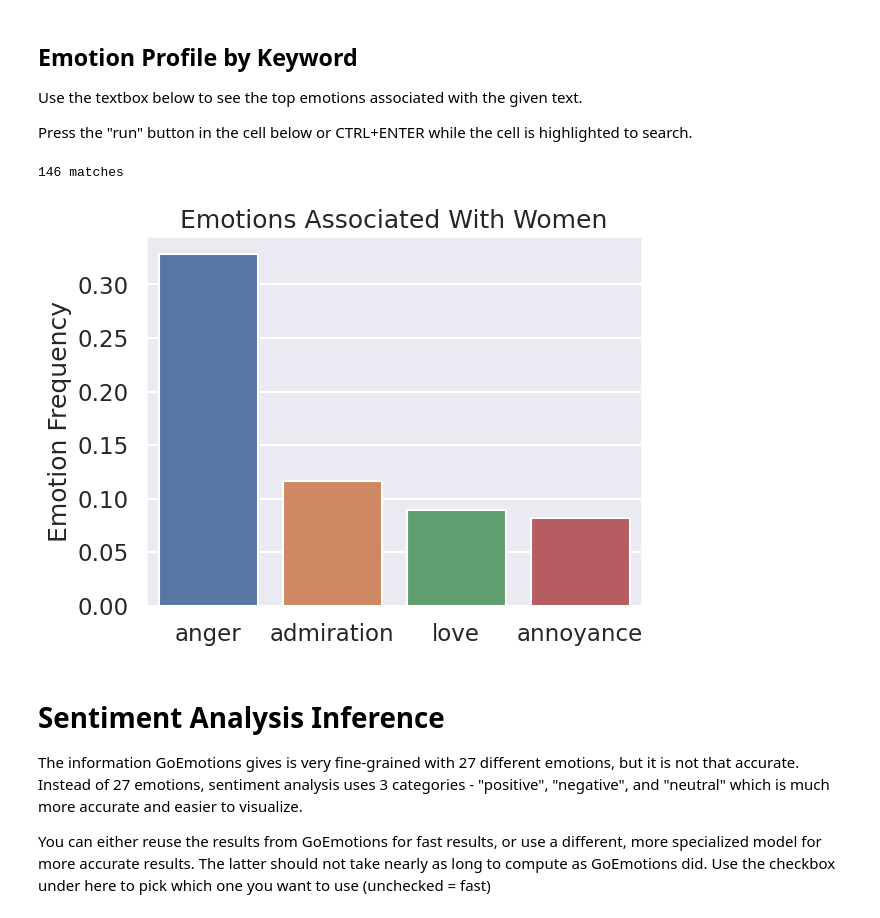
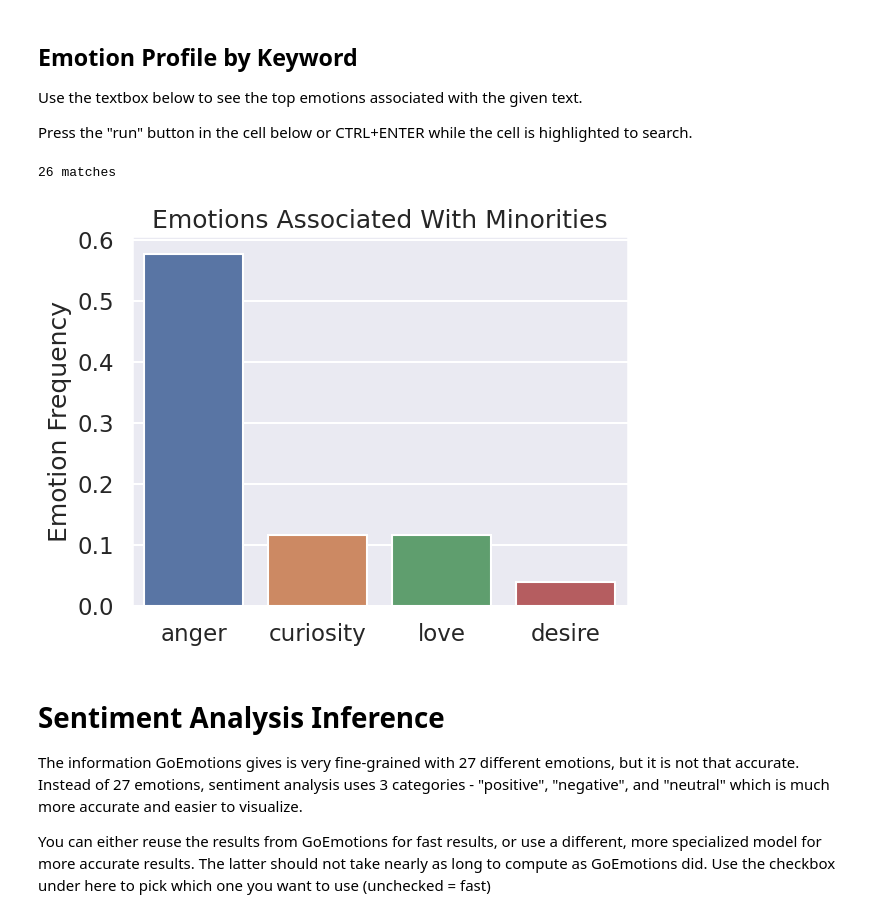
Before and after one commit to codekisser/discord-data-analyzer, a Jupyter notebook: analyzer.ipynb, the cells around one changed output. Cells and saved outputs as stored; diff of their text form; code cells hidden in the pictures.

````diff
--- a/analyzer.ipynb
+++ b/analyzer.ipynb
@@ -106,10 +109,9 @@ subdirs = next(os.walk('package/messages'))[1]
 for subdir in subdirs:
   df = pd.read_csv(os.path.join("package/messages", subdir, "messages.csv"))
   df["Channel"] = channel_name_map.get(f'c{subdir}', None)
-  df = df.drop('Attachments', axis=1)
-  df = df.drop('ID', axis=1)
   df_acc.append(df)
 df = pd.concat(df_acc)
+df = df[['Timestamp', 'Contents', 'Channel']]
 assert 'Timestamp' in df, 'Contents' in df
 print(f'{len(df.index)} Messages loaded')
 # %% [output]
@@ -158,36 +160,21 @@ def drop_by_regex(df, regex) -> int:
   match_mask = df["Contents"].str.match(regex)
   return drop(df, match_mask)
 
+patterns_to_remove = dict(
+  URL = r"^(https?:\/\/(?:www\.)?)?[-a-zA-Z0-9@:%._\+~#=]{1,256}\.[a-zA-Z0-9()]{1,6}\b(?:[-a-zA-Z0-9()@:%_\+.~#?&\/=]*)$",
+  EMAIL = r"^[\w\-\.]+@([\w\-]+\.)+[\w\-]{2,4}$",
 
-URL_REGEX = r"^https?:\/\/(?:www\.)?[-a-zA-Z0-9@:%._\+~#=]{1,256}\.[a-zA-Z0-9()]{1,6}\b(?:[-a-zA-Z0-9()@:%_\+.~#?&\/=]*)$"
-URL_NO_HTTP_REGEX = r"^[-a-zA-Z0-9@:%._\+~#=]{1,256}\.[a-zA-Z0-9()]{1,6}\b(?:[-a-zA-Z0-9()@:%_\+.~#?&//=]*)$"
-EMAIL_REGEX = r"^[\w\-\.]+@([\w\-]+\.)+[\w\-]{2,4}$"
+  DISCORD_COMMAND = r"^[!$%].+",
+  CODE_BLOCK = r"```(.|\n)*```",
 
-EMOTICON_REGEX = r"(\:\w+\:|\<[\/\\]?3|[\(\)\\\D|\*\$][\-\^]?[\:\;\=]|[\:\;\=B8][\-\^]?[3DOPp\@\$\*\\\)\(\/\|])(?=\s|[\!\.\?]|$)"
-
-filters = [
-    {
-        "name": "URL",
-        "regex": {URL_REGEX, URL_NO_HTTP_REGEX, EMAIL_REGEX},
-    },
-    {
-        "name": '"OK"',
-        "regex": r"^(?i)(ok(ay|ie|ie dokie)?)$"
-    },
-    {
-        "name": "Emojis",
-        "regex": EMOTICON_REGEX
-    },
-    {
-        "name": "Code",
-        "regex": r"```(.|\n)*```"
-    }
-]
+  OK = r"^(?i)(ok(ay|ie|ie dokie)?)$"
+)
 
 df.dropna(subset=["Contents"], inplace=True)
 
-for f in filters:
-  dropped = drop_by_regex(df, f["regex"])
+for name, pattern in patterns_to_remove.items():
+  dropped = drop_by_regex(df, pattern)
+  print(dropped, name, "removed")
 
-drop(df, df['Contents'].str.len() <= 2)
+print(drop(df, df['Contents'].str.len() <= 2), "troglodyte grunts removed")
 # %% [output]
@@ -387,23 +421,23 @@ Use the textbox below to see the top emotions associated with the given text.
 
 Press the "run" button in the cell below or CTRL+ENTER while the cell is highlighted to search.
 # %%
-KeyWordSearchTerm = "Women" #@param {type:"string"}
+KeyWordSearchTerm = "Minorities" #@param {type:"string"}
 max_count = 4
 
 matches = df[(df['Emotion'] != "neutral") & df['Contents'].str.contains(KeyWordSearchTerm, case=False)]
 num_matches = len(matches.index)
 print(f'{num_matches} matches')
 if num_matches > 0:
   emotion_counts = matches['Emotion'].value_counts()
   emotion_counts = emotion_counts / emotion_counts.sum()
   num_emotions = len(emotion_counts.index)
   if num_emotions > max_count:
     emotion_counts = emotion_counts.nlargest(max_count)
   ax = sns.barplot(x=emotion_counts.index, y=emotion_counts.values)
   ax.set(title=f'Emotions Associated With {KeyWordSearchTerm}', ylabel='Emotion Frequency')
 # %% [output]
-146 matches
+26 matches
-[figure, old version]
+[figure, new version]
 # %% [markdown]
 # Sentiment Analysis Inference
 
````
Also changed, not shown: parts of 24 cells of this notebook.
